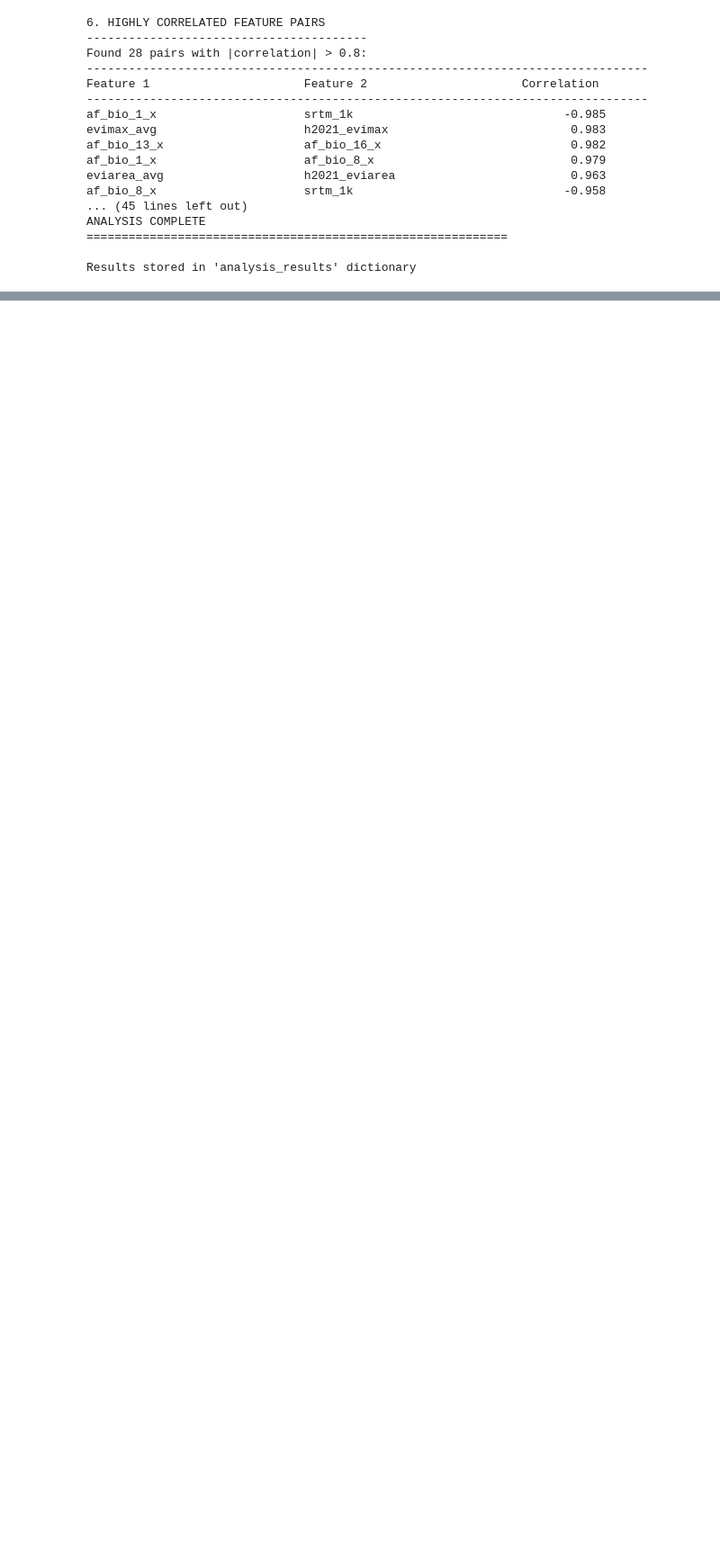
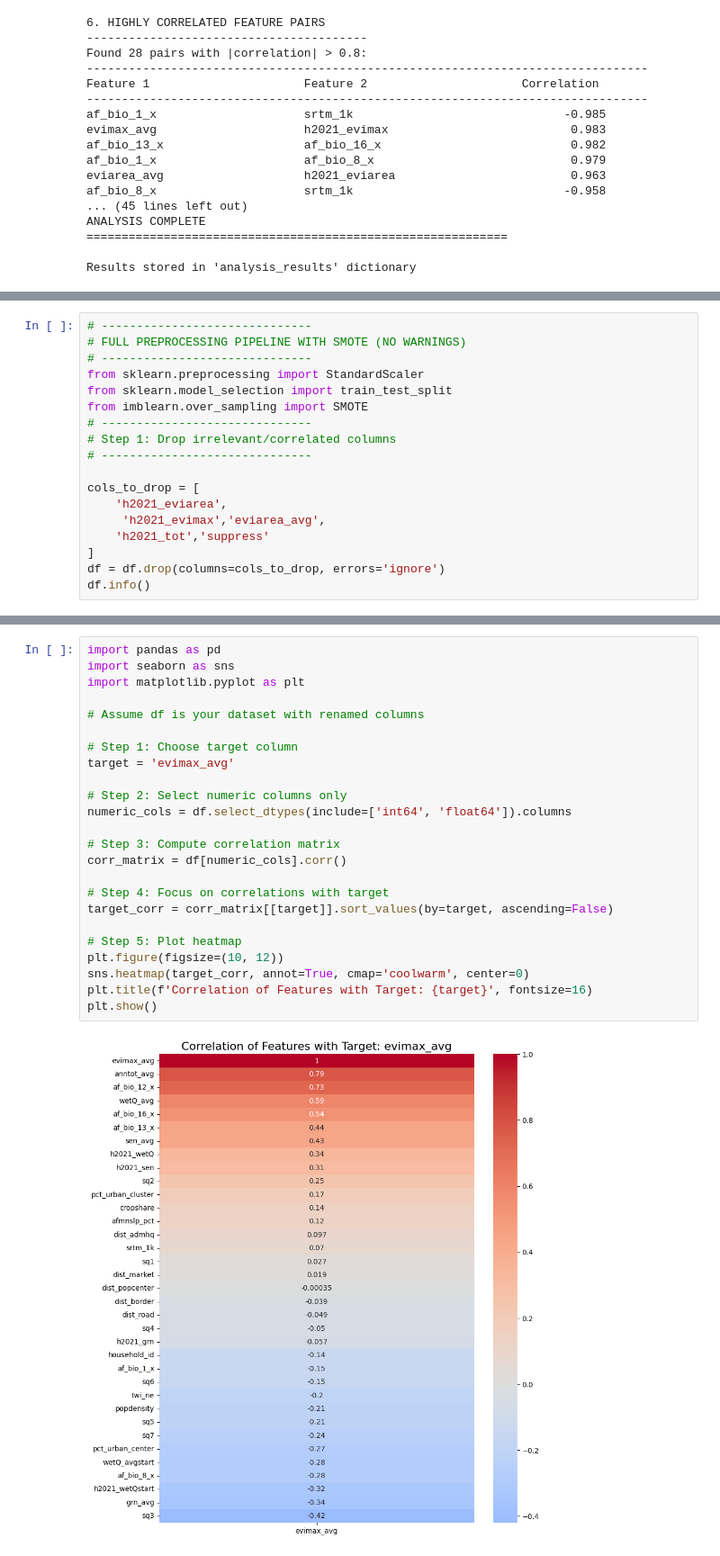
Before and after one commit to birhanumoges/HouseHold_Accessiblity_Analysis, a Jupyter notebook: Analysis_NoteBook/agricultural productivity.ipynb, the cells around one changed output, grey strips where cells are left out. Shown at 90% size. Cells and saved outputs as stored; diff of their text form; blank space fills up the shorter version.

```diff
--- a/Analysis_NoteBook/agricultural productivity.ipynb
+++ b/Analysis_NoteBook/agricultural productivity.ipynb
@@ -475,0 +530,18 @@ Results stored in 'analysis_results' dictionary
+# %%
+# ------------------------------
+# FULL PREPROCESSING PIPELINE WITH SMOTE (NO WARNINGS)
+# ------------------------------
+from sklearn.preprocessing import StandardScaler
+from sklearn.model_selection import train_test_split
+from imblearn.over_sampling import SMOTE
+# ------------------------------
+# Step 1: Drop irrelevant/correlated columns
+# ------------------------------
+
+cols_to_drop = [
+    'h2021_eviarea',
+     'h2021_evimax','eviarea_avg',
+    'h2021_tot','suppress'
+]
+df = df.drop(columns=cols_to_drop, errors='ignore')
+df.info()
@@ -475,0 +566,26 @@ Results stored in 'analysis_results' dictionary
+# %%
+import pandas as pd
+import seaborn as sns
+import matplotlib.pyplot as plt
+
+# Assume df is your dataset with renamed columns
+
+# Step 1: Choose target column
+target = 'evimax_avg'
+
+# Step 2: Select numeric columns only
+numeric_cols = df.select_dtypes(include=['int64', 'float64']).columns
+
+# Step 3: Compute correlation matrix
+corr_matrix = df[numeric_cols].corr()
+
+# Step 4: Focus on correlations with target
+target_corr = corr_matrix[[target]].sort_values(by=target, ascending=False)
+
+# Step 5: Plot heatmap
+plt.figure(figsize=(10, 12))
+sns.heatmap(target_corr, annot=True, cmap='coolwarm', center=0)
+plt.title(f'Correlation of Features with Target: {target}', fontsize=16)
+plt.show()
+# %% [output]
+[figure, added]
```
Also changed, not shown: parts of 6 cells of this notebook.
